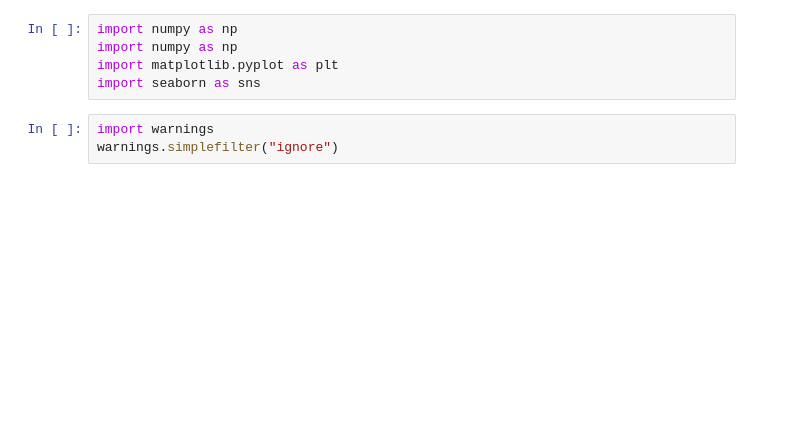
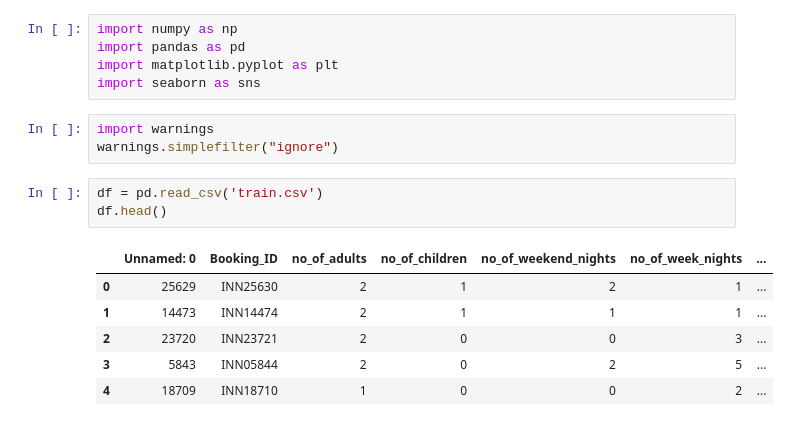
Before and after one commit to yasiruLakruwan/MLOPS-Hotel-Reservaiton-prediction, a Jupyter notebook: notebook/notebook.ipynb, the cells around one changed output. Saved outputs shown, nothing was run; the diff lists cells and outputs as text; blank space fills up the shorter version.

```diff
--- a/notebook/notebook.ipynb
+++ b/notebook/notebook.ipynb
@@ -21,8 +1,18 @@ Successfully installed contourpy-1.3.2 cycler-0.12.1 fonttools-4.59.0 kiwisolver
 # %%
 import numpy as np
-import numpy as np
+import pandas as pd
 import matplotlib.pyplot as plt
 import seaborn as sns
 # %%
 import warnings
 warnings.simplefilter("ignore")
+# %%
+df = pd.read_csv('train.csv')
+df.head()
+# %% [output]
+|  | Unnamed: 0 | Booking_ID | no_of_adults | no_of_children | no_of_weekend_nights | no_of_week_nights | ... |
+| 0 | 25629 | INN25630 | 2 | 1 | 2 | 1 | ... |
+| 1 | 14473 | INN14474 | 2 | 1 | 1 | 1 | ... |
+| 2 | 23720 | INN23721 | 2 | 0 | 0 | 3 | ... |
+| 3 | 5843 | INN05844 | 2 | 0 | 2 | 5 | ... |
+| 4 | 18709 | INN18710 | 1 | 0 | 0 | 2 | ... |
```
Also changed, not shown: parts of 20 cells of this notebook.
